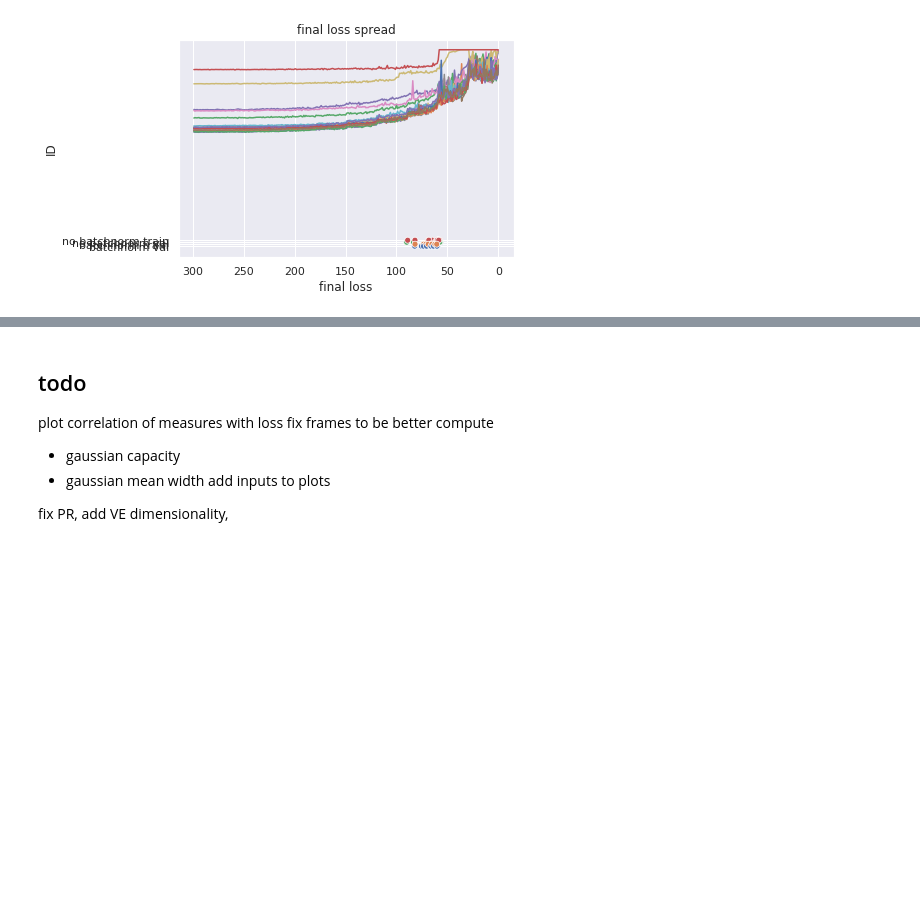
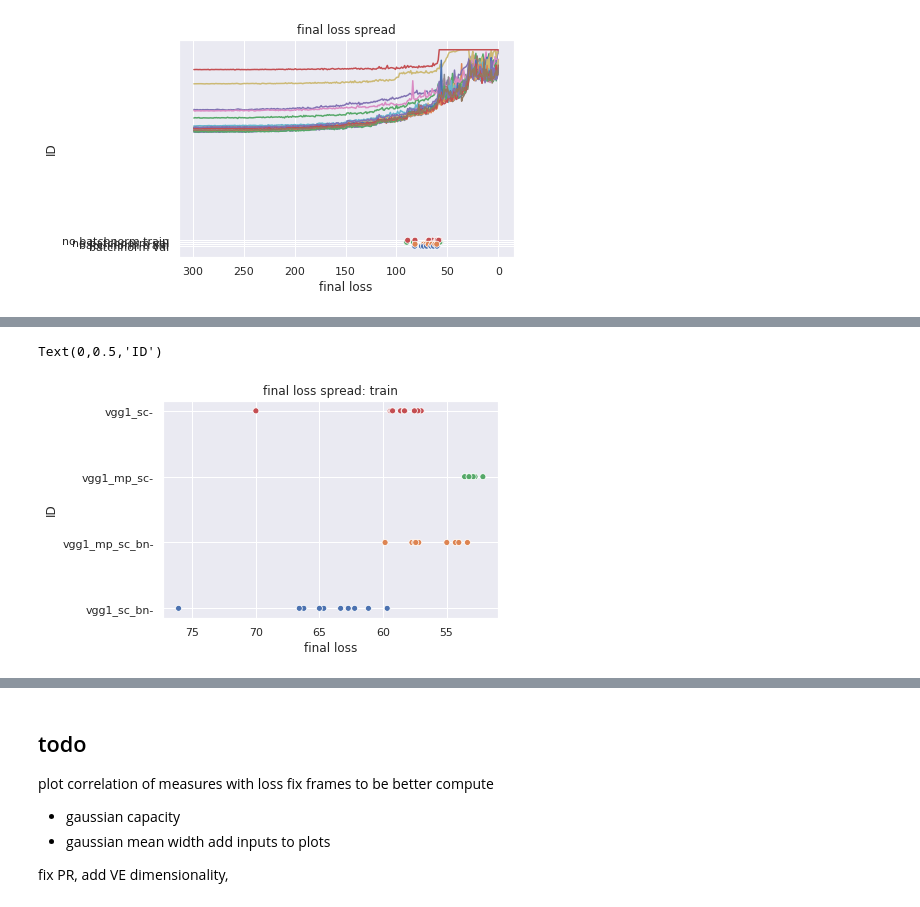
Before and after one commit to dapello/vgg-feature-gen, a Jupyter notebook: shallow_net_analysis.ipynb, the cells around one changed output, grey strips where cells are left out. Drawn from its saved outputs; the diff is of its cells as text; code cells hidden in the pictures; blank space fills up the shorter version.

```diff
--- a/shallow_net_analysis.ipynb
+++ b/shallow_net_analysis.ipynb
@@ -61,0 +129,8 @@ Text(0,0.5,'ID')
+# %%
+ax = sns.scatterplot(x='final loss',y='arch', hue='arch', legend=False, data=log_df.query('imageset == "train"'))
+ax.invert_xaxis()
+ax.set_title('final loss spread: train')
+ax.set_ylabel('ID')
+# %% [output]
+Text(0,0.5,'ID')
+[figure, added]
```
Also changed, not shown: parts of 53 cells of this notebook.
